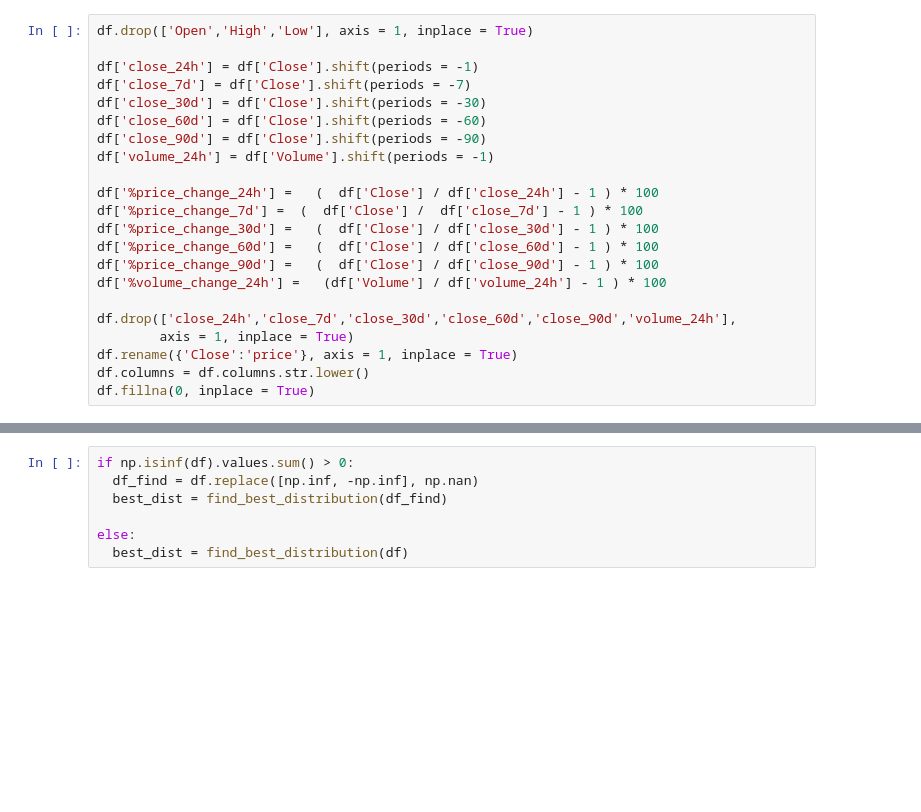
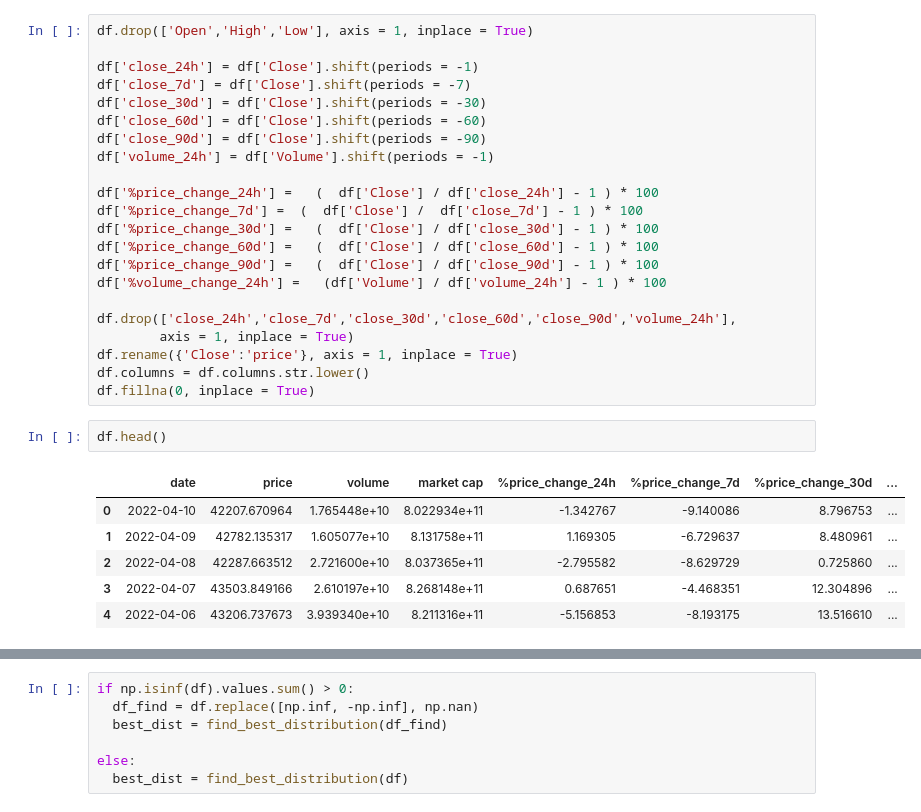
Before and after one commit to honghusldl/capstone-cryptocurrency-risk-analysis, a Jupyter notebook: transformation_script.ipynb, the cells around one changed output, grey strips where cells are left out. Saved outputs shown, nothing was run; the diff lists cells and outputs as text; blank space fills up the shorter version.

```diff
--- a/transformation_script.ipynb
+++ b/transformation_script.ipynb
@@ -259,6 +231,15 @@ df.drop(['close_24h','close_7d','close_30d','close_60d','close_90d','volume_24h'
 df.rename({'Close':'price'}, axis = 1, inplace = True)
 df.columns = df.columns.str.lower()
 df.fillna(0, inplace = True)
+# %%
+df.head()
+# %% [output]
+|  | date | price | volume | market cap | %price_change_24h | %price_change_7d | %price_change_30d | ... |
+| 0 | 2022-04-10 | 42207.670964 | 1.765448e+10 | 8.022934e+11 | -1.342767 | -9.140086 | 8.796753 | ... |
+| 1 | 2022-04-09 | 42782.135317 | 1.605077e+10 | 8.131758e+11 | 1.169305 | -6.729637 | 8.480961 | ... |
+| 2 | 2022-04-08 | 42287.663512 | 2.721600e+10 | 8.037365e+11 | -2.795582 | -8.629729 | 0.725860 | ... |
+| 3 | 2022-04-07 | 43503.849166 | 2.610197e+10 | 8.268148e+11 | 0.687651 | -4.468351 | 12.304896 | ... |
+| 4 | 2022-04-06 | 43206.737673 | 3.939340e+10 | 8.211316e+11 | -5.156853 | -8.193175 | 13.516610 | ... |
 # %%
 print('inf',np.isinf(df).values.sum())
 print('null',df.isnull().sum())
```
Also changed, not shown: parts of 14 cells of this notebook, 7 other files.
